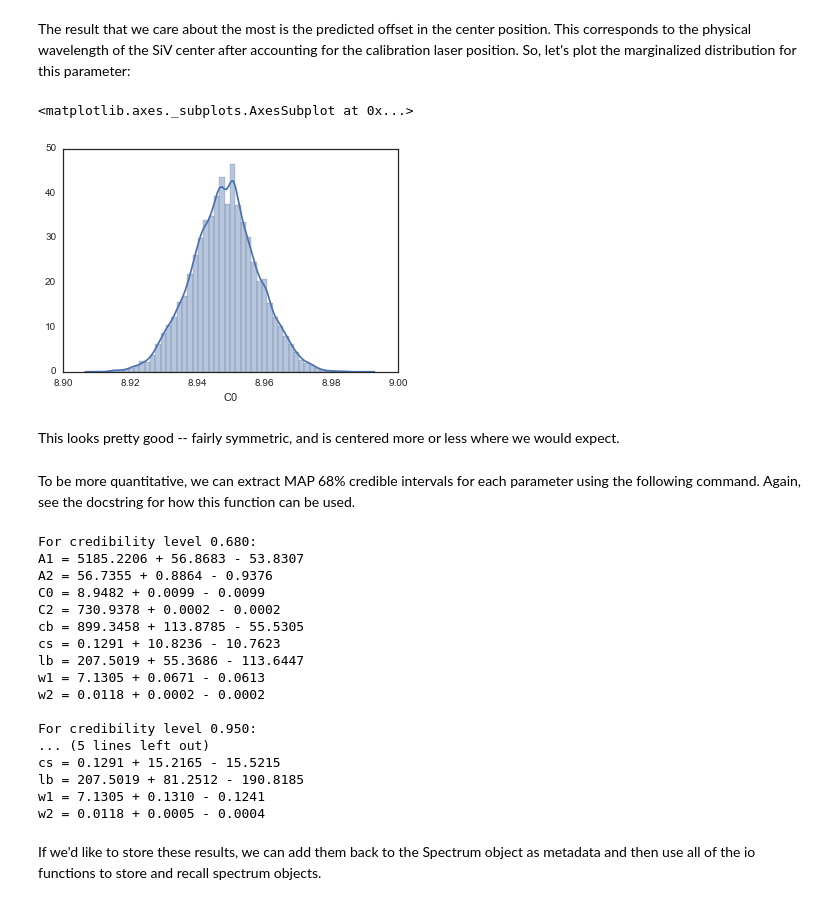
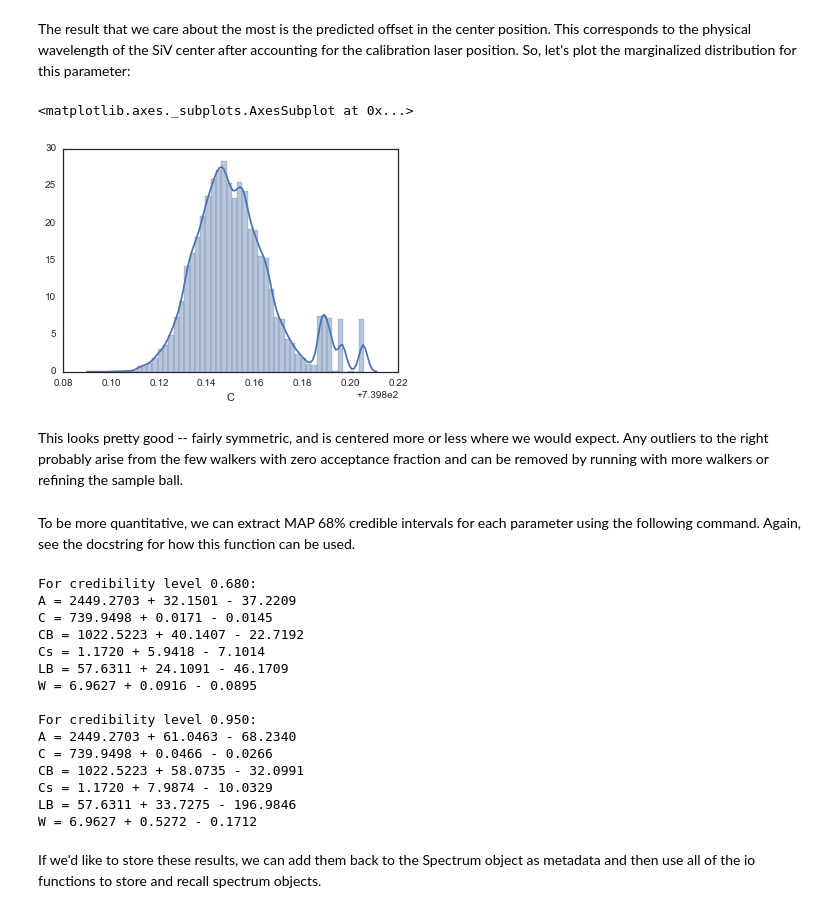
Before and after one commit to ruffinevans/sivtempfit, a Jupyter notebook: tutorial.ipynb, the cells around one changed output. Drawn from its saved outputs; the diff is of its cells as text; code cells hidden in the pictures.

```diff
--- a/tutorial.ipynb
+++ b/tutorial.ipynb
@@ -225,0 +279,3 @@ sns.pairplot(parameter_samples, markers='.')
+# %%
+parameter_samples_1 = mc.parameter_samples_df(test_sampler_1, burn_in = 1000)
+corner(parameter_samples_1, quantiles=[0.16, 0.5, 0.84]);
@@ -230,34 +288,32 @@ Because the noise is parameterized as Poisson + Gaussian noise, and because we a
 # %% [markdown]
 The result that we care about the most is the predicted offset in the center position. This corresponds to the physical wavelength of the SiV center after accounting for the calibration laser position. So, let's plot the marginalized distribution for this parameter:
 # %%
-sns.distplot(parameter_samples['C0'])
+sns.distplot(parameter_samples_1['C'])
 # %% [output]
 <matplotlib.axes._subplots.AxesSubplot at 0x...>
-[figure, old version]
+[figure, new version]
 # %% [markdown]
-This looks pretty good -- fairly symmetric, and is centered more or less where we would expect.
+This looks pretty good -- fairly symmetric, and is centered more or less where we would expect. Any outliers to the right probably arise from the few walkers with zero acceptance fraction and can be removed by running with more walkers or refining the sample ball.
 # %% [markdown]
 To be more quantitative, we can extract MAP 68% credible intervals for each parameter using the following command. Again, see the docstring for how this function can be used.
 # %%
-mc.credible_intervals_from_sampler(test_sampler, burn_in=1500, interval_range=[0.68, 0.95]);
+mc.credible_intervals_from_sampler(test_sampler_1, burn_in=1500, interval_range=[0.68, 0.95]);
 # %% [output]
 For credibility level 0.680:
-A1 = 5185.2206 + 56.8683 - 53.8307
-A2 = 56.7355 + 0.8864 - 0.9376
-C0 = 8.9482 + 0.0099 - 0.0099
-C2 = 730.9378 + 0.0002 - 0.0002
-cb = 899.3458 + 113.8785 - 55.5305
-cs = 0.1291 + 10.8236 - 10.7623
-lb = 207.5019 + 55.3686 - 113.6447
-w1 = 7.1305 + 0.0671 - 0.0613
-w2 = 0.0118 + 0.0002 - 0.0002
+A = 2449.2703 + 32.1501 - 37.2209
+C = 739.9498 + 0.0171 - 0.0145
+CB = 1022.5223 + 40.1407 - 22.7192
+Cs = 1.1720 + 5.9418 - 7.1014
+LB = 57.6311 + 24.1091 - 46.1709
+W = 6.9627 + 0.0916 - 0.0895
 
 For credibility level 0.950:
-... (5 lines left out)
-cs = 0.1291 + 15.2165 - 15.5215
-lb = 207.5019 + 81.2512 - 190.8185
-w1 = 7.1305 + 0.1310 - 0.1241
-w2 = 0.0118 + 0.0005 - 0.0004
+A = 2449.2703 + 61.0463 - 68.2340
+C = 739.9498 + 0.0466 - 0.0266
+CB = 1022.5223 + 58.0735 - 32.0991
+Cs = 1.1720 + 7.9874 - 10.0329
+LB = 57.6311 + 33.7275 - 196.9846
+W = 6.9627 + 0.5272 - 0.1712
 # %% [markdown]
 If we'd like to store these results, we can add them back to the Spectrum object as metadata and then use all of the io functions to store and recall spectrum objects.
 # %%
```
Also changed, not shown: parts of 64 cells of this notebook, 1 other file.
